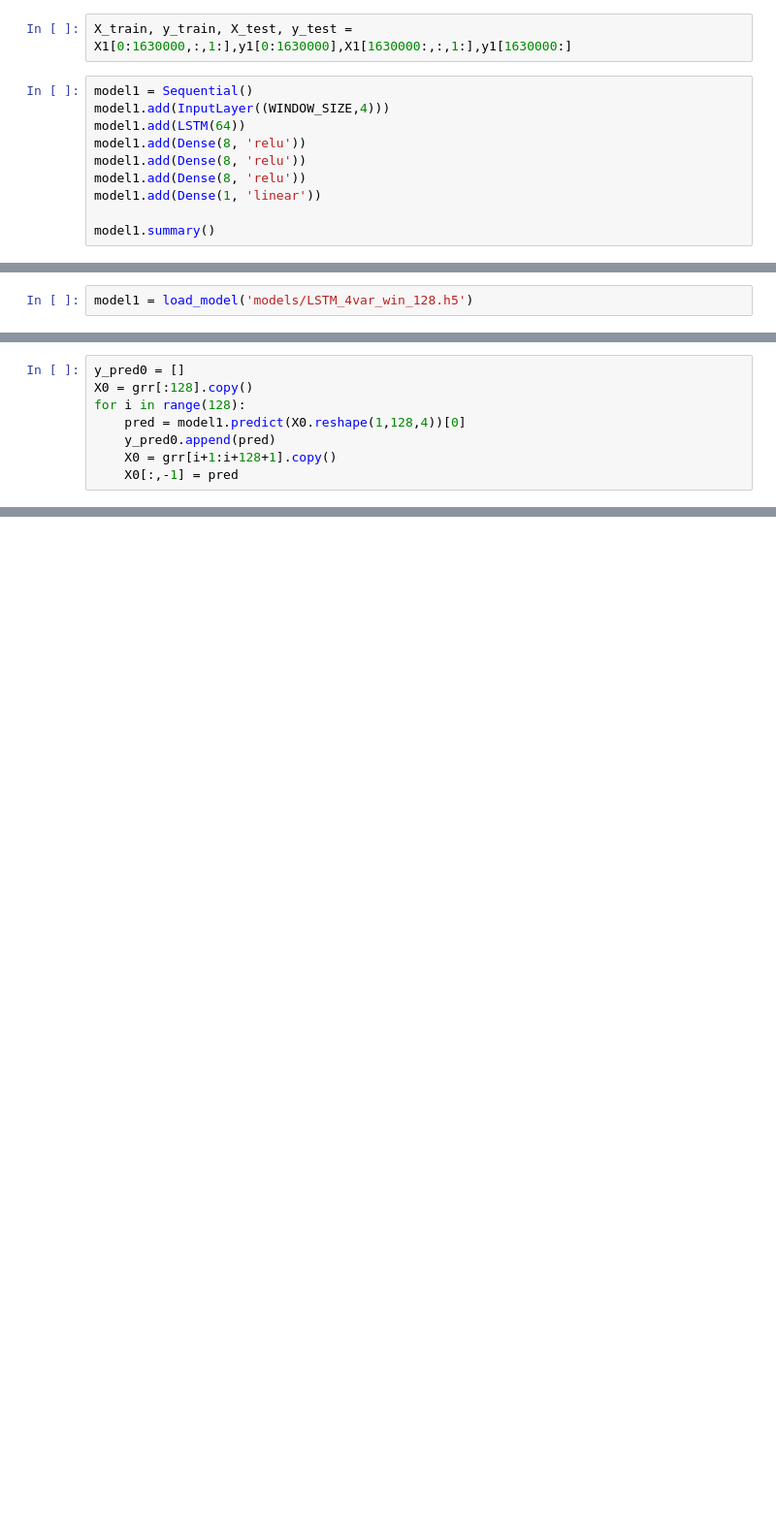
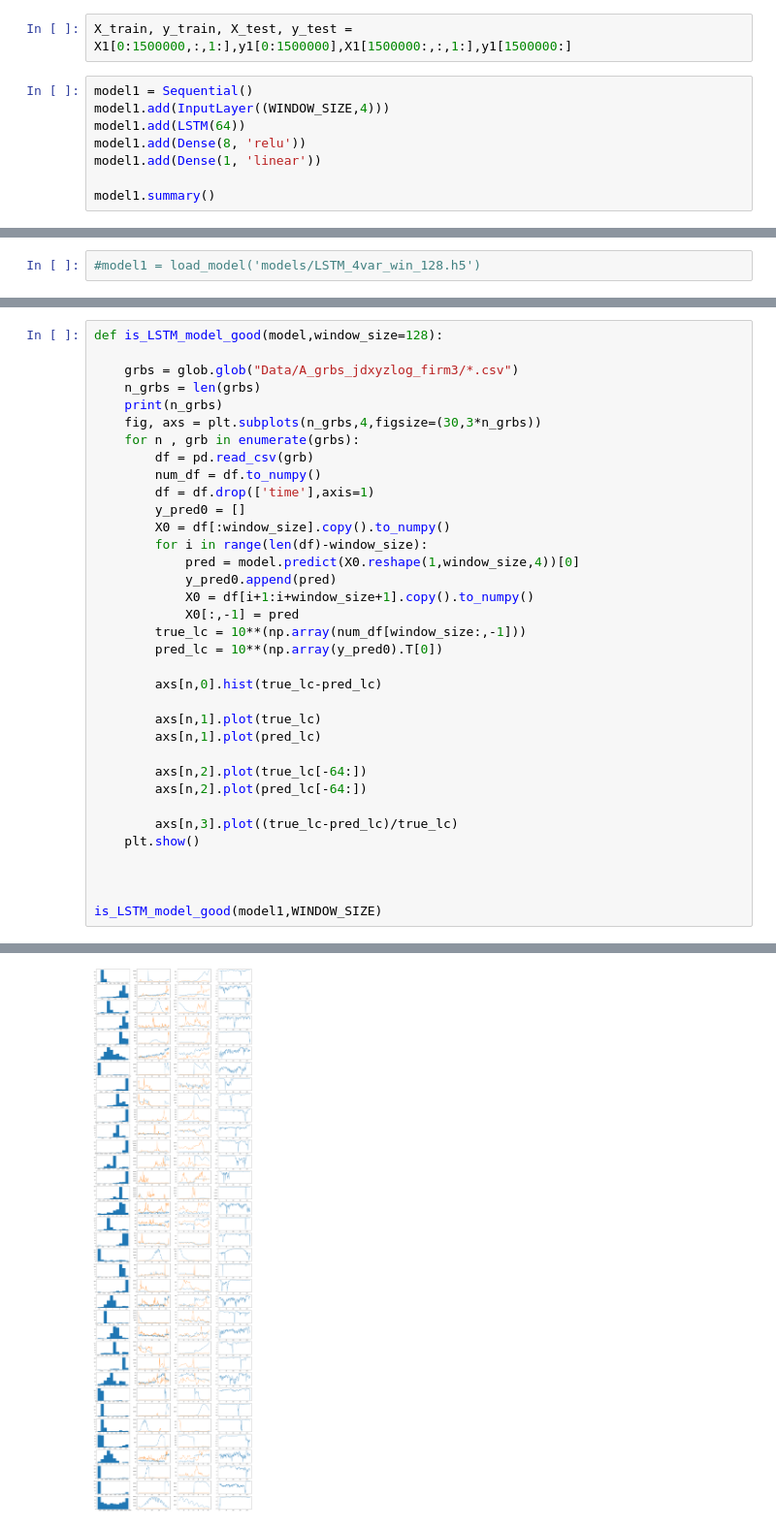
Before and after one commit to MartinChobolaX/GRBorNotGRB, a Jupyter notebook: LSTM_trainingbook.ipynb, the cells around one changed output, grey strips where cells are left out. Shown at 97% size. Saved outputs shown, nothing was run; the diff lists cells and outputs as text; blank space fills up the shorter version.

```diff
--- a/LSTM_trainingbook.ipynb
+++ b/LSTM_trainingbook.ipynb
@@ -210,12 +163,10 @@ X1.shape, y1.shape
 # %%
-X_train, y_train, X_test, y_test = X1[0:1630000,:,1:],y1[0:1630000],X1[1630000:,:,1:],y1[1630000:]
+X_train, y_train, X_test, y_test = X1[0:1500000,:,1:],y1[0:1500000],X1[1500000:,:,1:],y1[1500000:]
 # %%
 model1 = Sequential()
 model1.add(InputLayer((WINDOW_SIZE,4)))
 model1.add(LSTM(64))
 model1.add(Dense(8, 'relu'))
-model1.add(Dense(8, 'relu'))
-model1.add(Dense(8, 'relu'))
 model1.add(Dense(1, 'linear'))
 
 model1.summary()
@@ -255,2 +287,2 @@ model1.save('models/LSTM_newest.h5')
 # %%
-model1 = load_model('models/LSTM_4var_win_128.h5')
+#model1 = load_model('models/LSTM_4var_win_128.h5')
@@ -288,8 +288,0 @@ plt.plot(grr[:,-1])
-# %%
-y_pred0 = []
-X0 = grr[:128].copy()
-for i in range(128):
-    pred = model1.predict(X0.reshape(1,128,4))[0]
-    y_pred0.append(pred)
-    X0 = grr[i+1:i+128+1].copy()
-    X0[:,-1] = pred
@@ -317,0 +293,36 @@ plt.plot((np.array(y_pred0).T[0]-gustav)/gustav)
+# %%
+def is_LSTM_model_good(model,window_size=128):
+
+    grbs = glob.glob("Data/A_grbs_jdxyzlog_firm3/*.csv")
+    n_grbs = len(grbs)
+    print(n_grbs)
+    fig, axs = plt.subplots(n_grbs,4,figsize=(30,3*n_grbs))
+    for n , grb in enumerate(grbs):
+        df = pd.read_csv(grb)
+        num_df = df.to_numpy()
+        df = df.drop(['time'],axis=1)
+        y_pred0 = []
+        X0 = df[:window_size].copy().to_numpy()
+        for i in range(len(df)-window_size):
+            pred = model.predict(X0.reshape(1,window_size,4))[0]
+            y_pred0.append(pred)
+            X0 = df[i+1:i+window_size+1].copy().to_numpy()
+            X0[:,-1] = pred
+        true_lc = 10**(np.array(num_df[window_size:,-1]))
+        pred_lc = 10**(np.array(y_pred0).T[0])
+
+        axs[n,0].hist(true_lc-pred_lc)
+
+        axs[n,1].plot(true_lc)
+        axs[n,1].plot(pred_lc)
+
+        axs[n,2].plot(true_lc[-64:])
+        axs[n,2].plot(pred_lc[-64:])
+
+        axs[n,3].plot((true_lc-pred_lc)/true_lc)
+    plt.show()
+
+
+
+is_LSTM_model_good(model1,WINDOW_SIZE)
+# %% [output]
@@ -317,0 +330 @@ plt.plot((np.array(y_pred0).T[0]-gustav)/gustav)
+[figure, added]
```
Also changed, not shown: parts of 31 cells of this notebook, 2 other files.
